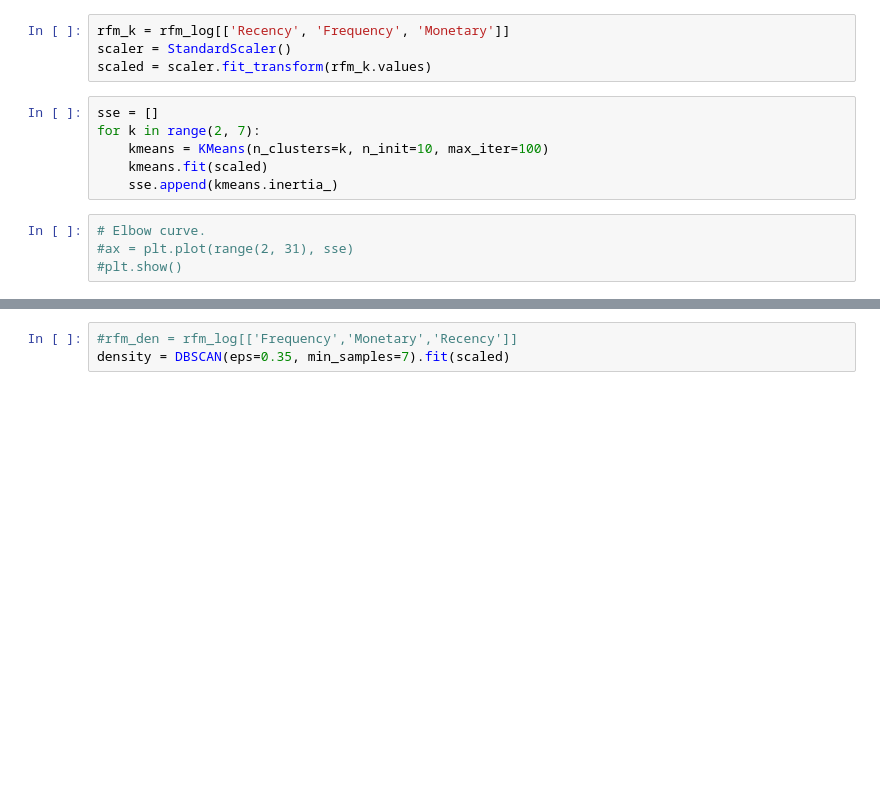
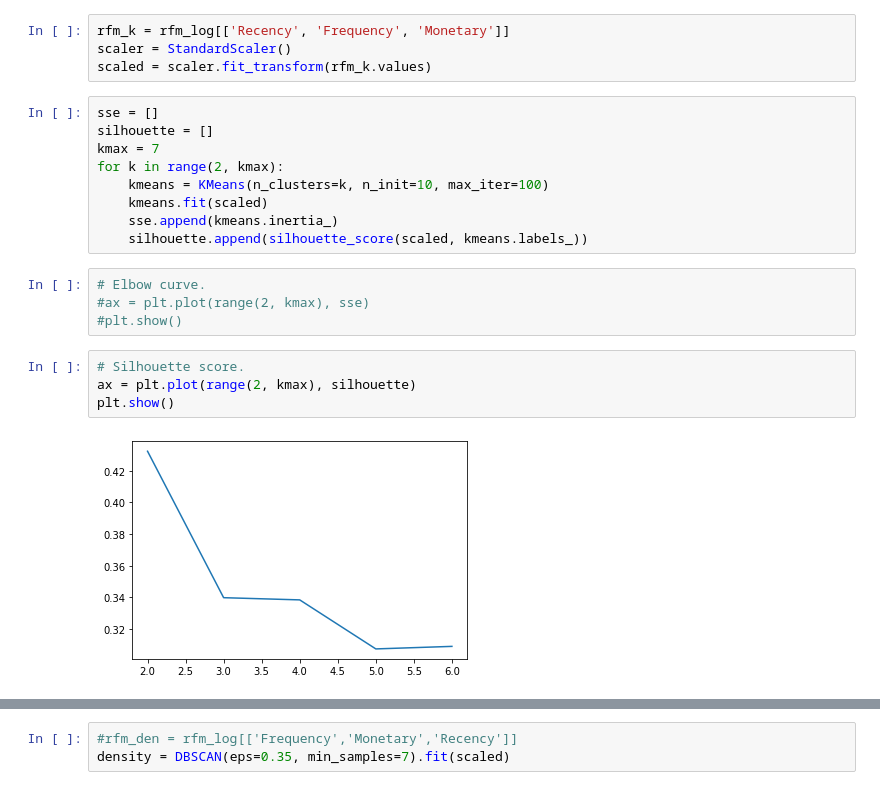
Before and after one commit to michelezoncheddu/data-mining-project, a Jupyter notebook: customers.ipynb, the cells around one changed output, grey strips where cells are left out. Drawn from its saved outputs; the diff is of its cells as text; blank space fills up the shorter version.

```diff
--- a/customers.ipynb
+++ b/customers.ipynb
@@ -485,14 +470,23 @@ scaler = StandardScaler()
 scaled = scaler.fit_transform(rfm_k.values)
 # %%
 sse = []
-for k in range(2, 7):
+silhouette = []
+kmax = 7
+for k in range(2, kmax):
     kmeans = KMeans(n_clusters=k, n_init=10, max_iter=100)
     kmeans.fit(scaled)
     sse.append(kmeans.inertia_)
+    silhouette.append(silhouette_score(scaled, kmeans.labels_))
 # %%
 # Elbow curve.
-#ax = plt.plot(range(2, 31), sse)
+#ax = plt.plot(range(2, kmax), sse)
 #plt.show()
+# %%
+# Silhouette score.
+ax = plt.plot(range(2, kmax), silhouette)
+plt.show()
+# %% [output]
+[figure, added]
 # %%
 fig = plt.figure()
 ax = Axes3D(fig)
```
Also changed, not shown: parts of 21 cells of this notebook.
